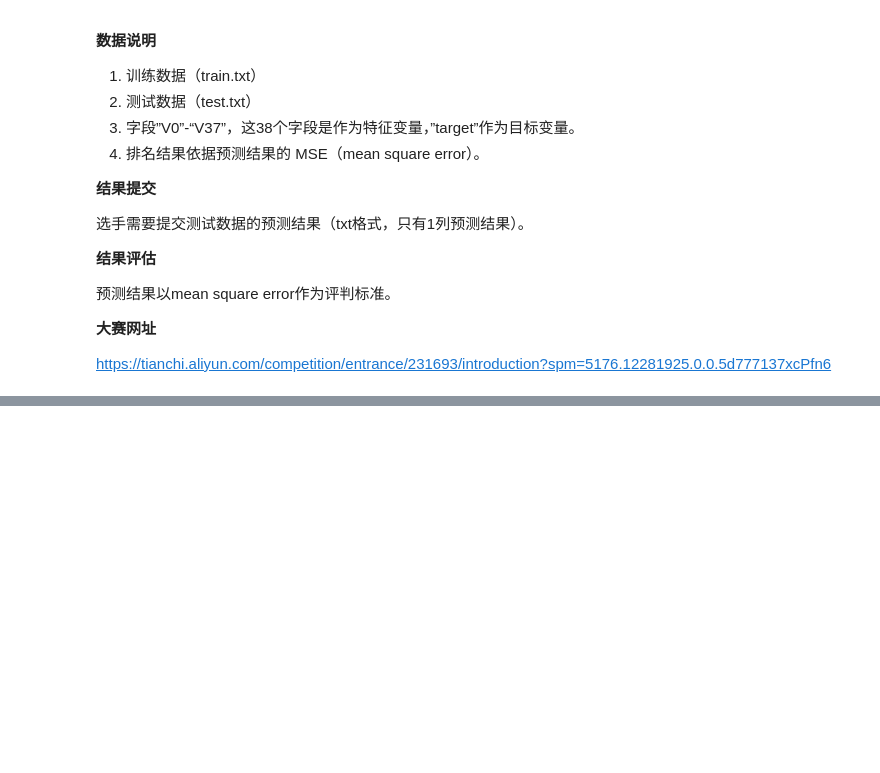
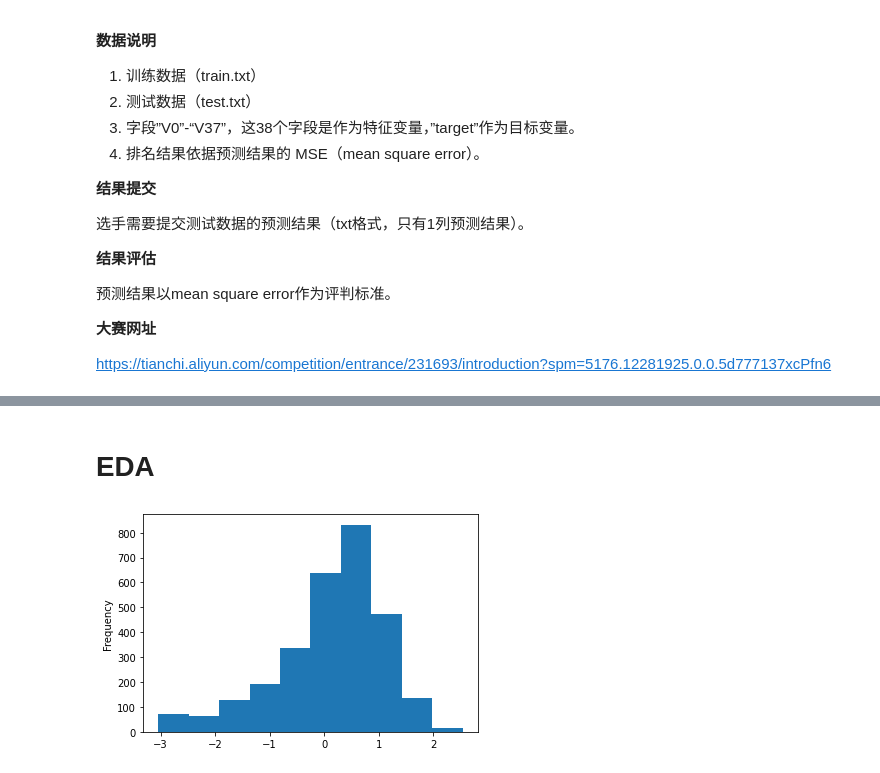
Before and after one commit to xx529/-, a Jupyter notebook: 天池蒸汽/蒸汽5.ipynb, the cells around one changed output, grey strips where cells are left out. Drawn from its saved outputs; the diff is of its cells as text; code cells hidden in the pictures; blank space fills up the shorter version.

```diff
--- a/天池蒸汽/蒸汽5.ipynb
+++ b/天池蒸汽/蒸汽5.ipynb
@@ -254,0 +46,3 @@ result.to_csv('./test_result_tor.txt', header=False, index=False)
+# %%
+df_train_raw = pd.read_csv('/content/drive/MyDrive/Colab Notebooks Project/Project Modeling/天池蒸汽/zhengqi_train.txt', sep='\t')
+df_test_raw = pd.read_csv('/content/drive/MyDrive/Colab Notebooks Project/Project Modeling/天池蒸汽/zhengqi_test.txt', sep='\t')
@@ -254,0 +107,10 @@ result.to_csv('./test_result_tor.txt', header=False, index=False)
+# %%
+df_label = df_train_raw['target']
+df_train_raw.drop('target', axis=1, inplace=True)
+# %% [markdown]
+# EDA
+# %%
+df_label.plot(kind='hist')
+plt.show()
+# %% [output]
+[figure, added]
```
Also changed, not shown: parts of 41 cells of this notebook.
